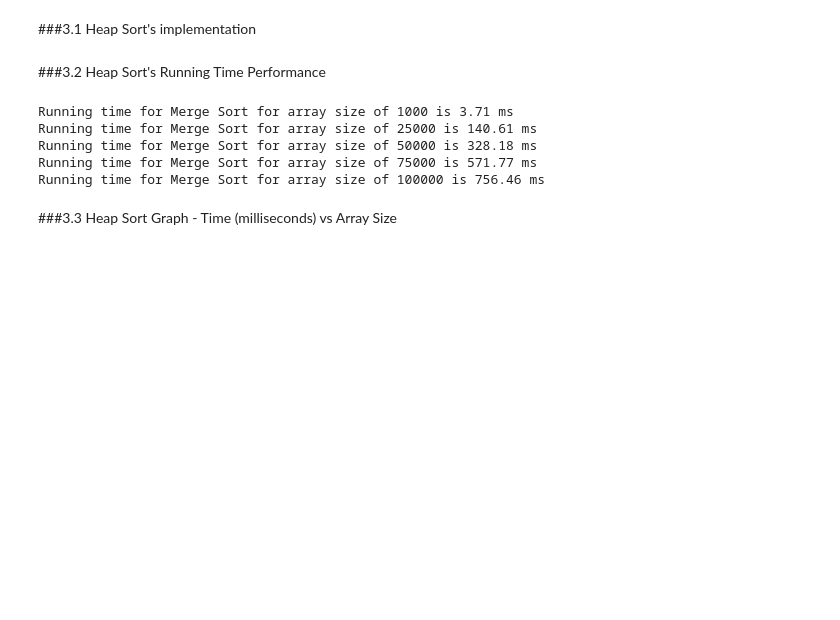
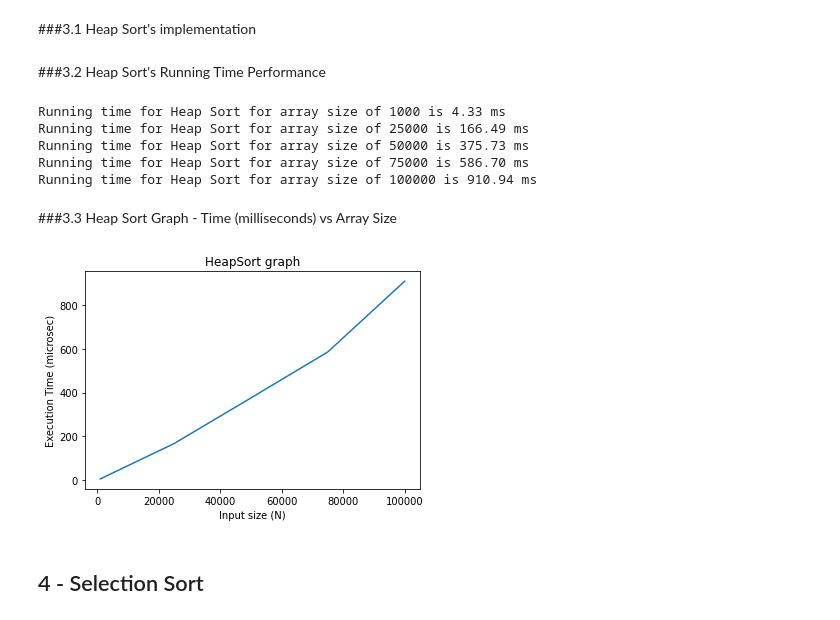
Before and after one commit to AhmedMoneimm/SortingTechniques, a Jupyter notebook: DS2_SortingTechniques.ipynb, the cells around one changed output. Saved outputs shown, nothing was run; the diff lists cells and outputs as text; code cells hidden in the pictures; blank space fills up the shorter version.

```diff
--- a/DS2_SortingTechniques.ipynb
+++ b/DS2_SortingTechniques.ipynb
@@ -258,3 +274,30 @@ def HeapSort(arr):
+# %%
+def HeapSort(arr):
+    n = len(arr)
+    build_max_heap(arr, n)
+    for i in range(n-1, 0, -1):
+        arr[0], arr[i] = arr[i], arr[0]
+        max_heapify(arr, i, 0)
+    return arr
+
+def build_max_heap(arr, n):
+    for i in range(n//2, -1, -1):
+        max_heapify(arr, n, i)
+
+def max_heapify(arr, n, i):
+    largest = i
+    left = 2*i + 1
+    right = 2*i + 2
+
+    if left < n and arr[left] > arr[largest]:
+        largest = left
+
+    if right < n and arr[right] > arr[largest]:
+        largest = right
+
+    if largest != i:
+        arr[i], arr[largest] = arr[largest], arr[i]
+        max_heapify(arr, n, largest)
 # %% [markdown]
 ###3.2 Heap Sort's Running Time Performance
 # %%
@@ -272,12 +315,25 @@ for arr in multiple_arrays_hs:
     elapsed_time_ms = (end_time - start_time) * 1000
     HeapSort_times.append(elapsed_time_ms)
 
-    print(f"Running time for Merge Sort for array size of {n} is {elapsed_time_ms:.2f} ms")
+    print(f"Running time for Heap Sort for array size of {n} is {elapsed_time_ms:.2f} ms")
 # %% [output]
-Running time for Merge Sort for array size of 1000 is 3.71 ms
-Running time for Merge Sort for array size of 25000 is 140.61 ms
-Running time for Merge Sort for array size of 50000 is 328.18 ms
-Running time for Merge Sort for array size of 75000 is 571.77 ms
-Running time for Merge Sort for array size of 100000 is 756.46 ms
+Running time for Heap Sort for array size of 1000 is 4.33 ms
+Running time for Heap Sort for array size of 25000 is 166.49 ms
+Running time for Heap Sort for array size of 50000 is 375.73 ms
+Running time for Heap Sort for array size of 75000 is 586.70 ms
+Running time for Heap Sort for array size of 100000 is 910.94 ms
 # %% [markdown]
 ###3.3 Heap Sort Graph - Time (milliseconds) vs Array Size
+# %%
+plt.plot(sizes, HeapSort_times, label="HeapSort")
+plt.title("HeapSort graph")
+
+plt.xlabel("Input size (N)")
+plt.ylabel("Execution Time (microsec)")
+
+plt.show()
+# %% [output]
+[figure, added]
+# %% [markdown]
+<a name="part1_4"></a>
+## 4 - Selection Sort
```
Also changed, not shown: parts of 44 cells of this notebook.
